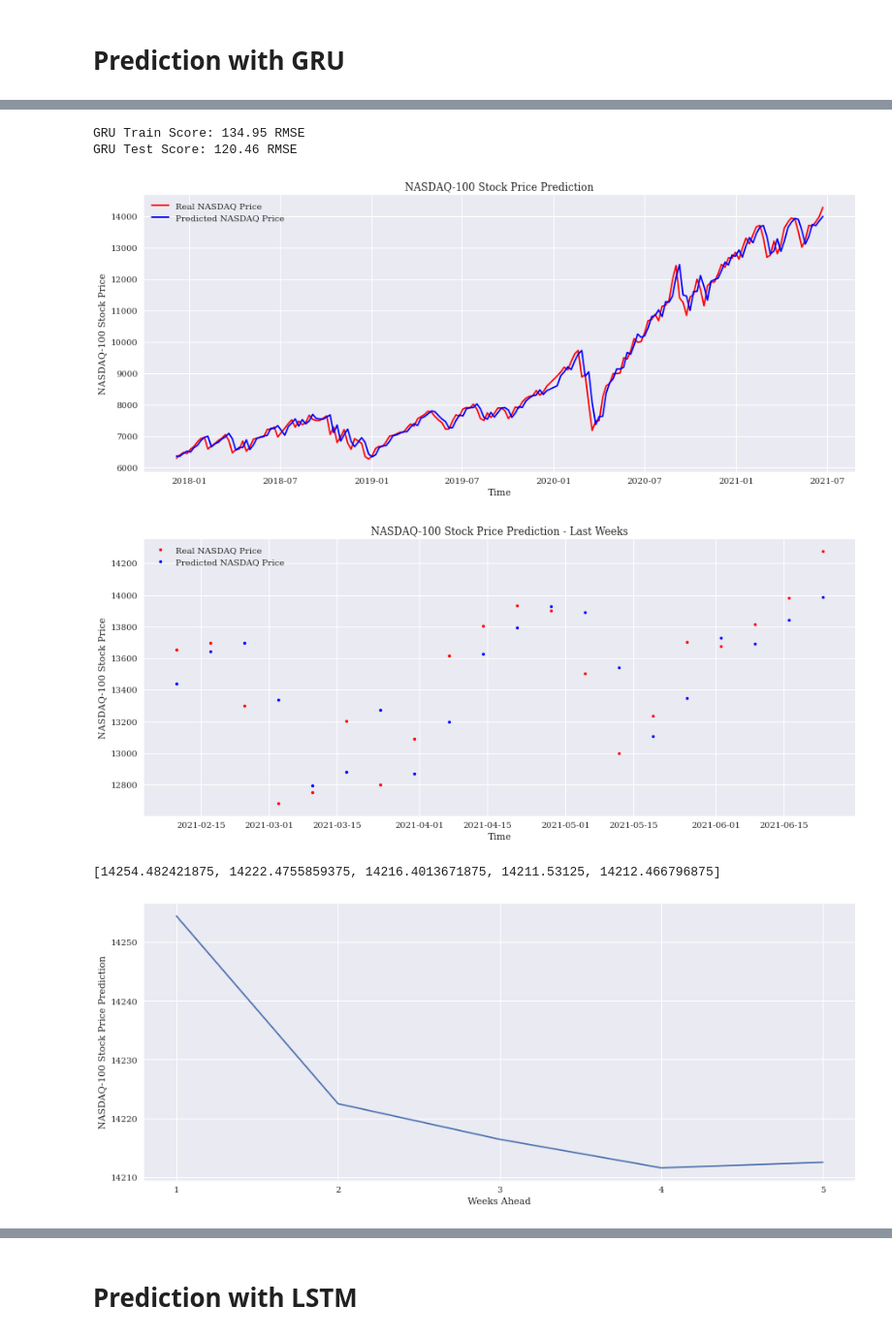
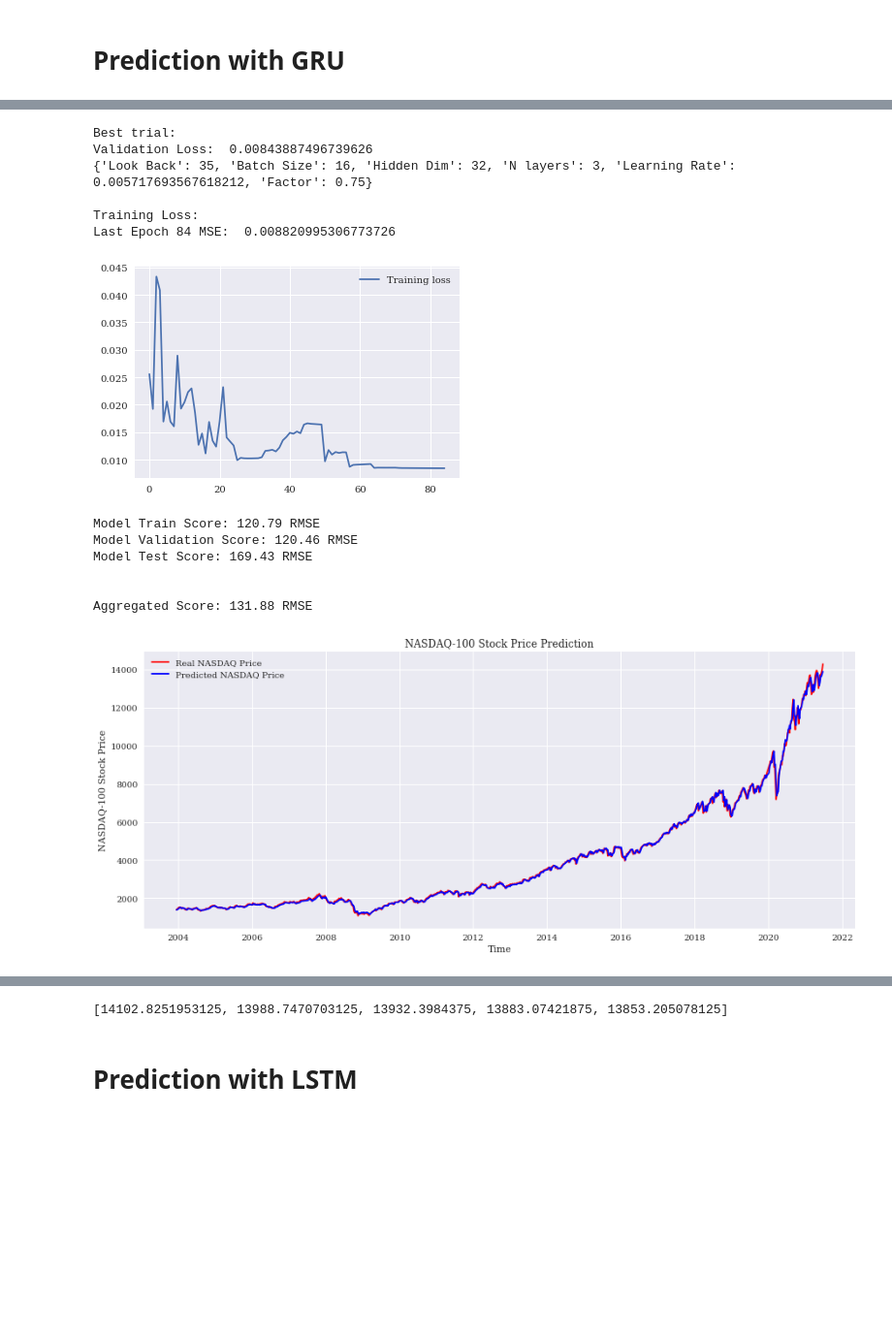
Before and after one commit to RoyMahlab/GRU-LSTM-FED, a Jupyter notebook: Prediction FED.ipynb, the cells around one changed output, grey strips where cells are left out. Shown at 97% size. Cells and saved outputs as stored; diff of their text form; code cells hidden in the pictures; blank space fills up the shorter version.

```diff
--- a/Prediction FED.ipynb
+++ b/Prediction FED.ipynb
@@ -362,0 +378,22 @@ def predict_results(model, n=5):
+# %%
+def study_results(study, model_name, n=5, last=20):
+    print("Best trial:")
+    best_trial = study.best_trial
+
+    print("Validation Loss: ", best_trial.value)
+    print(best_trial.params)
+    #optuna.visualization.plot_param_importances(best_trial)
+    y_train_pred, y_train, y_test_pred, y_test, y_val_pred, y_val, model = train(best_trial, model_name)
+    # calculate root mean squared error
+    trainScore = math.sqrt(mean_squared_error(y_train[:,0], y_train_pred[:,0]))
+    print('\n\nModel Train Score: %.2f RMSE' % (trainScore))
+    valScore = math.sqrt(mean_squared_error(y_val[:,0], y_val_pred[:,0]))
+    print('Model Validation Score: %.2f RMSE' % (valScore))
+    testScore = math.sqrt(mean_squared_error(y_test[:,0], y_test_pred[:,0]))
+    print('Model Test Score: %.2f RMSE\n\n' % (testScore))
+    y = np.concatenate((y_train,y_val,y_test))
+    y_pred = np.concatenate((y_train_pred,y_val_pred,y_test_pred))
+    totScore = math.sqrt(mean_squared_error(y[:,0], y_pred[:,0]))
+    print('Aggregated Score: %.2f RMSE\n\n' % (totScore))
+    plot_results(model)
+    predict_results(model)
@@ -362,0 +402,7 @@ def predict_results(model, n=5):
+# %%
+device = torch.device("cuda:0" if torch.cuda.is_available() else "cpu")
+n_trials = 500
+# %%
+nasdaq, scaled, scaler1, scaler2  = load_nasdaq()
+input_dim = 2
+study_gru = conduct_study('GRU', 'GRU', n_trials)
@@ -369,2 +510,0 @@ input_dim = 2
-# %%
-study_gru = conduct_study('GRU', 'GRU')
@@ -414,19 +515,19 @@ Last Epoch  20 MSE:  0.011909763602118333
-# %%
-# calculate root mean squared error
-trainScore = math.sqrt(mean_squared_error(y_train[:,0], y_train_pred[:,0]))
-print('GRU Train Score: %.2f RMSE' % (trainScore))
-testScore = math.sqrt(mean_squared_error(y_test[:,0], y_test_pred[:,0]))
-print('GRU Test Score: %.2f RMSE' % (testScore))
-# %% [output]
-GRU Train Score: 134.95 RMSE
-GRU Test Score: 120.46 RMSE
-# %%
-plot_results(gru, batch_size = trial_gru.params['Batch Size'])
-# %% [output]
-[figure, removed]
-[figure, removed]
-# %%
-predict_results(gru)
-# %% [output]
-[14254.482421875, 14222.4755859375, 14216.4013671875, 14211.53125, 14212.466796875]
-[figure, removed]
+# %%
+nasdaq, scaled, scaler1, scaler2  = load_nasdaq()
+input_dim = 2
+study_results(study_gru,'GRU')
+# %% [output]
+Best trial:
+Validation Loss:  0.00843887496739626
+{'Look Back': 35, 'Batch Size': 16, 'Hidden Dim': 32, 'N layers': 3, 'Learning Rate': 0.005717693567618212, 'Factor': 0.75}
+
+Training Loss:
+Last Epoch 84 MSE:  0.008820995306773726
+[figure, added]
+Model Train Score: 120.79 RMSE
+Model Validation Score: 120.46 RMSE
+Model Test Score: 169.43 RMSE
+
+
+Aggregated Score: 131.88 RMSE
+[figure, added]
@@ -433,2 +536,3 @@ predict_results(gru)
+[14102.8251953125, 13988.7470703125, 13932.3984375, 13883.07421875, 13853.205078125]
 # %% [markdown]
 # Prediction with LSTM
```
Also changed, not shown: parts of 48 cells of this notebook.
